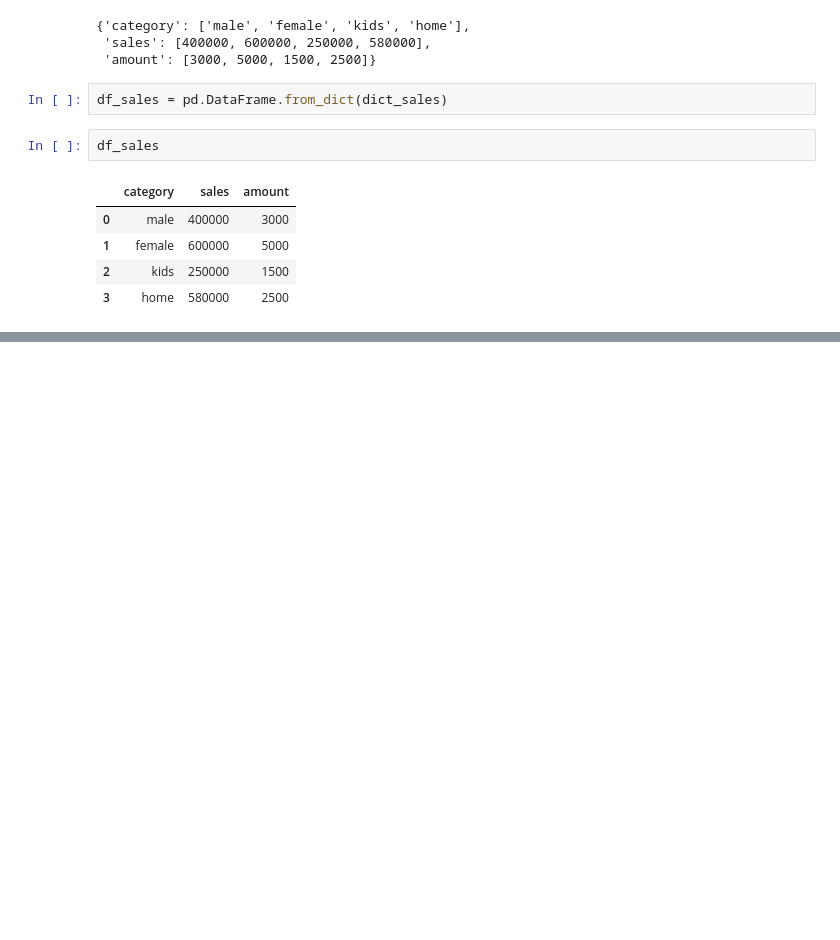
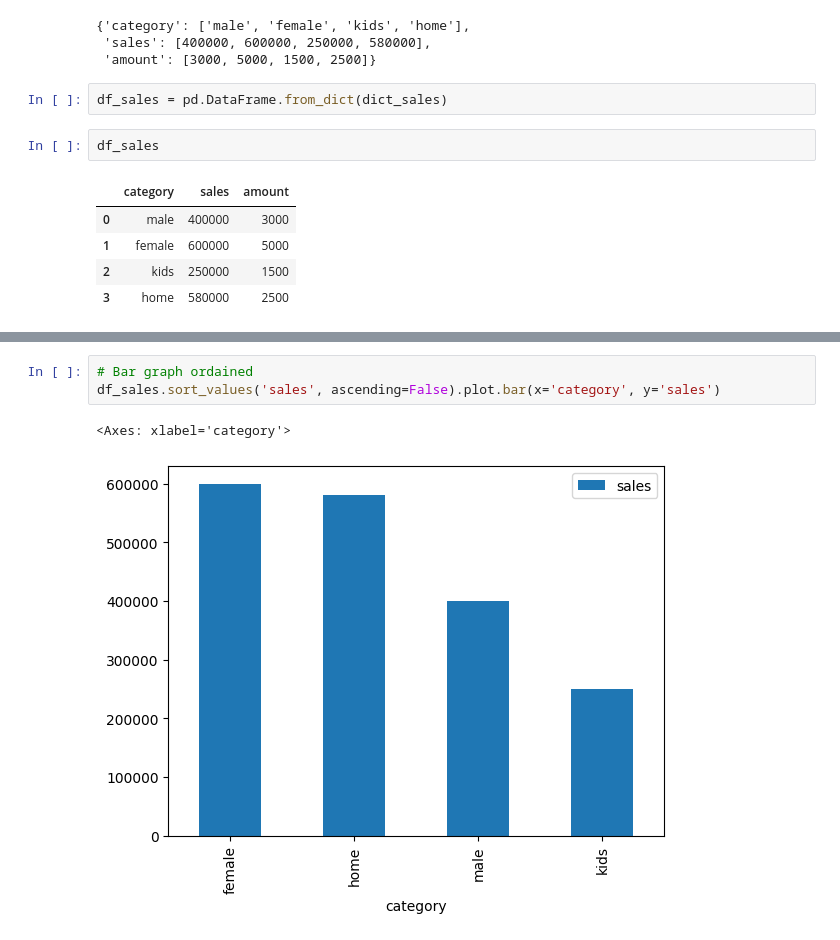
Before and after one commit to imnotannamaria/ia_statistics_for_devs, a Jupyter notebook: estatistica_devs.ipynb, the cells around one changed output, grey strips where cells are left out. Saved outputs shown, nothing was run; the diff lists cells and outputs as text; blank space fills up the shorter version.

```diff
--- a/estatistica_devs.ipynb
+++ b/estatistica_devs.ipynb
@@ -160,0 +167,6 @@ df_sales
+# %%
+# Bar graph ordained
+df_sales.sort_values('sales', ascending=False).plot.bar(x='category', y='sales')
+# %% [output]
+<Axes: xlabel='category'>
+[figure, added]
```
Also changed, not shown: parts of 4 cells of this notebook.
